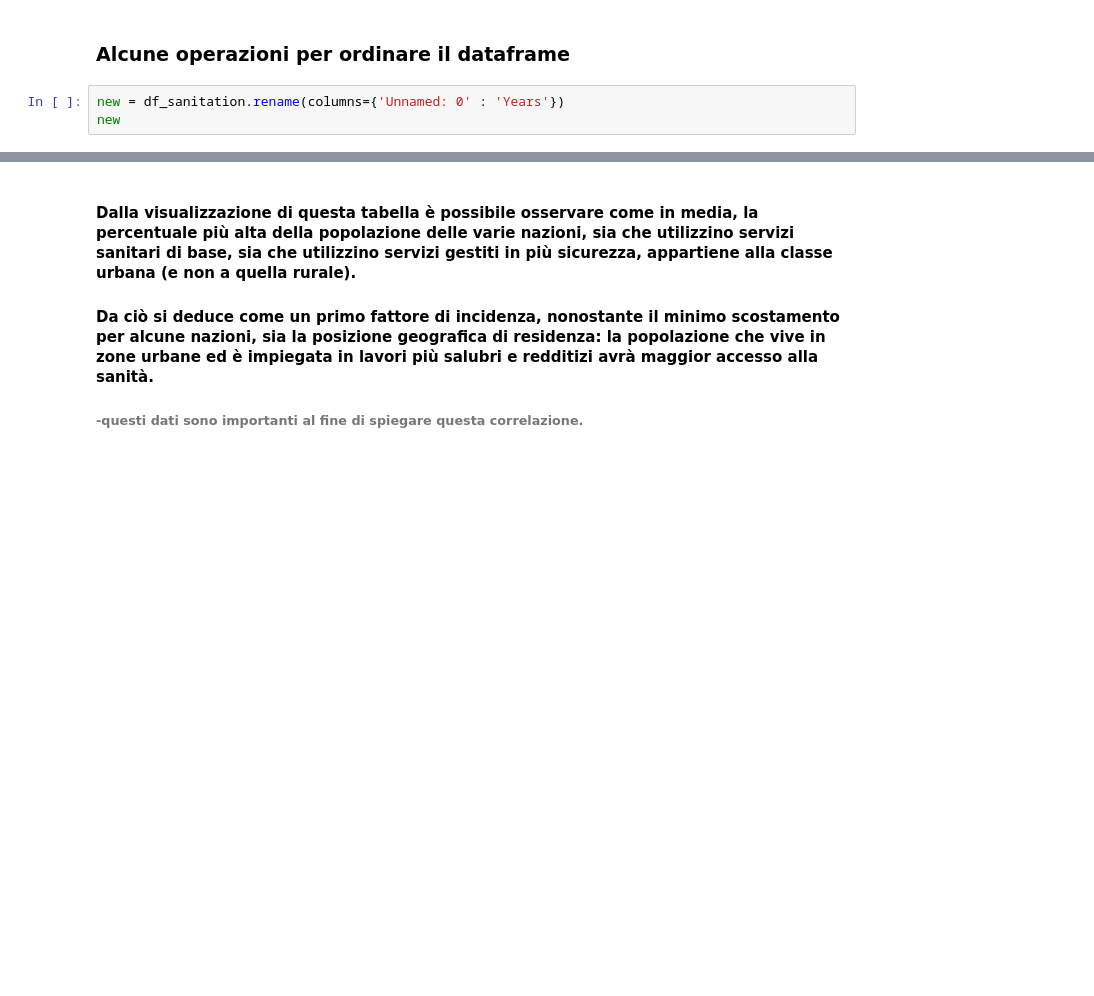
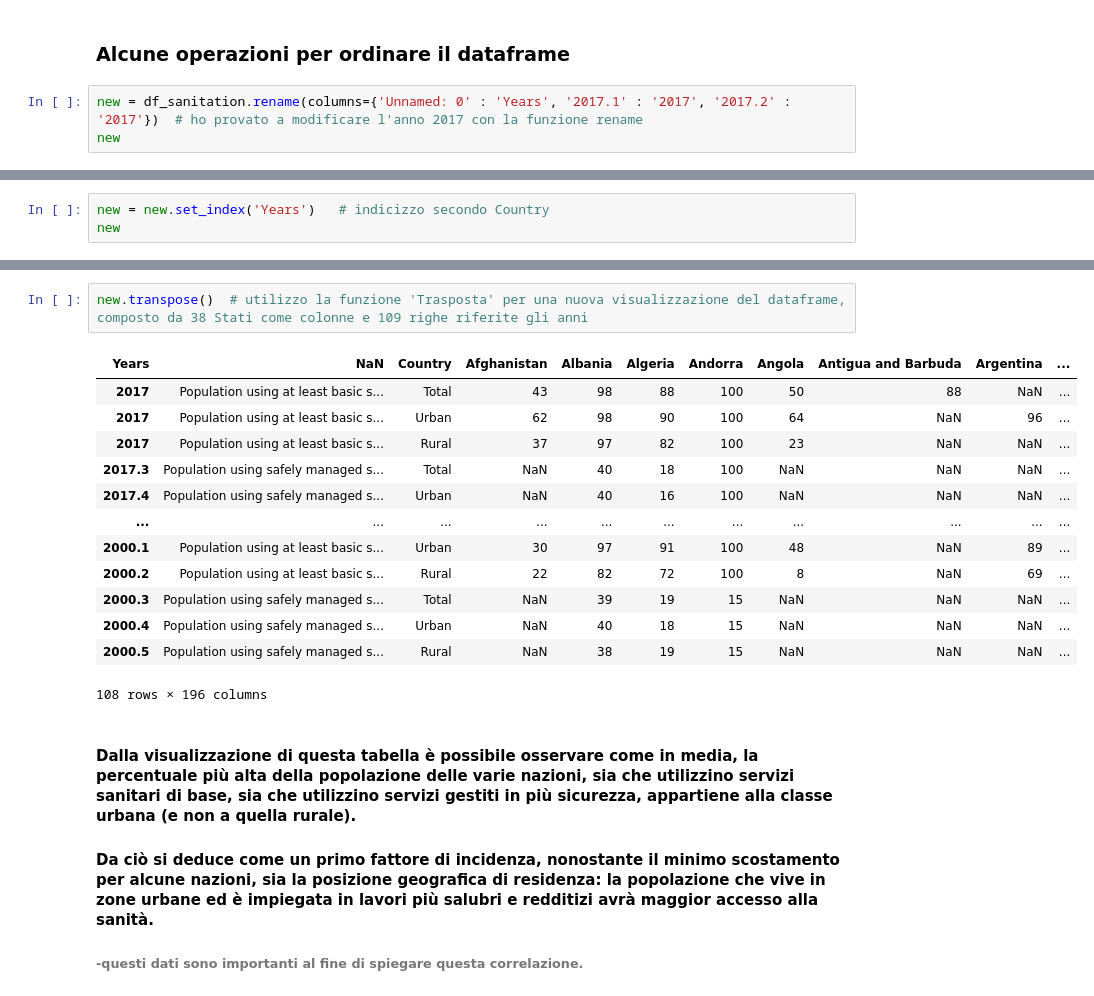
Before and after one commit to FRANCE2011/Uni-github, a Jupyter notebook: Sanitation and Global Health.ipynb, the cells around one changed output, grey strips where cells are left out. Saved outputs shown, nothing was run; the diff lists cells and outputs as text; blank space fills up the shorter version.

```diff
--- a/Sanitation and Global Health.ipynb
+++ b/Sanitation and Global Health.ipynb
@@ -71,6 +71,6 @@ pandas.core.frame.DataFrame
 # %% [markdown]
 ### Alcune operazioni per ordinare il dataframe
 # %%
-new = df_sanitation.rename(columns={'Unnamed: 0' : 'Years'})
+new = df_sanitation.rename(columns={'Unnamed: 0' : 'Years', '2017.1' : '2017', '2017.2' : '2017'})  # ho provato a modificare l'anno 2017 con la funzione rename
 new
 # %% [output]
@@ -87,3 +87,6 @@ new
 | 194 | Zambia | 26 | 36 | 19 | NaN | NaN | NaN | 26 | 36 | 19 | ... | ... |
 | 195 | Zimbabwe | 36 | 46 | 31 | NaN | 16 | NaN | 37 | 48 | 32 | ... | ... |
 196 rows × 109 columns
+# %%
+new = new.set_index('Years')   # indicizzo secondo Country
+new
@@ -90,3 +124,19 @@ new
+# %%
+new.transpose()  # utilizzo la funzione 'Trasposta' per una nuova visualizzazione del dataframe, composto da 38 Stati come colonne e 109 righe riferite gli anni
+# %% [output]
+| Years | NaN | Country | Afghanistan | Albania | Algeria | Andorra | Angola | Antigua and Barbuda | Argentina | ... |
+| 2017 | Population using at least basic s... | Total | 43 | 98 | 88 | 100 | 50 | 88 | NaN | ... |
+| 2017 | Population using at least basic s... | Urban | 62 | 98 | 90 | 100 | 64 | NaN | 96 | ... |
+| 2017 | Population using at least basic s... | Rural | 37 | 97 | 82 | 100 | 23 | NaN | NaN | ... |
+| 2017.3 | Population using safely managed s... | Total | NaN | 40 | 18 | 100 | NaN | NaN | NaN | ... |
+| 2017.4 | Population using safely managed s... | Urban | NaN | 40 | 16 | 100 | NaN | NaN | NaN | ... |
+| ... | ... | ... | ... | ... | ... | ... | ... | ... | ... | ... |
+| 2000.1 | Population using at least basic s... | Urban | 30 | 97 | 91 | 100 | 48 | NaN | 89 | ... |
+| 2000.2 | Population using at least basic s... | Rural | 22 | 82 | 72 | 100 | 8 | NaN | 69 | ... |
+| 2000.3 | Population using safely managed s... | Total | NaN | 39 | 19 | 15 | NaN | NaN | NaN | ... |
+| 2000.4 | Population using safely managed s... | Urban | NaN | 40 | 18 | 15 | NaN | NaN | NaN | ... |
+| 2000.5 | Population using safely managed s... | Rural | NaN | 38 | 19 | 15 | NaN | NaN | NaN | ... |
+108 rows × 196 columns
 # %% [markdown]
 #### Dalla visualizzazione di questa tabella è possibile osservare come in media, la percentuale più alta della popolazione delle varie nazioni, sia che utilizzino servizi sanitari di base, sia che utilizzino servizi gestiti in più sicurezza, appartiene alla classe urbana (e non a quella rurale).
 #### Da ciò si deduce come un primo fattore di incidenza, nonostante il minimo scostamento per alcune nazioni, sia la posizione geografica di residenza: la popolazione che vive in zone urbane ed è impiegata in lavori più salubri e redditizi avrà maggior accesso alla sanità.
```
Also changed, not shown: parts of 32 cells of this notebook.
